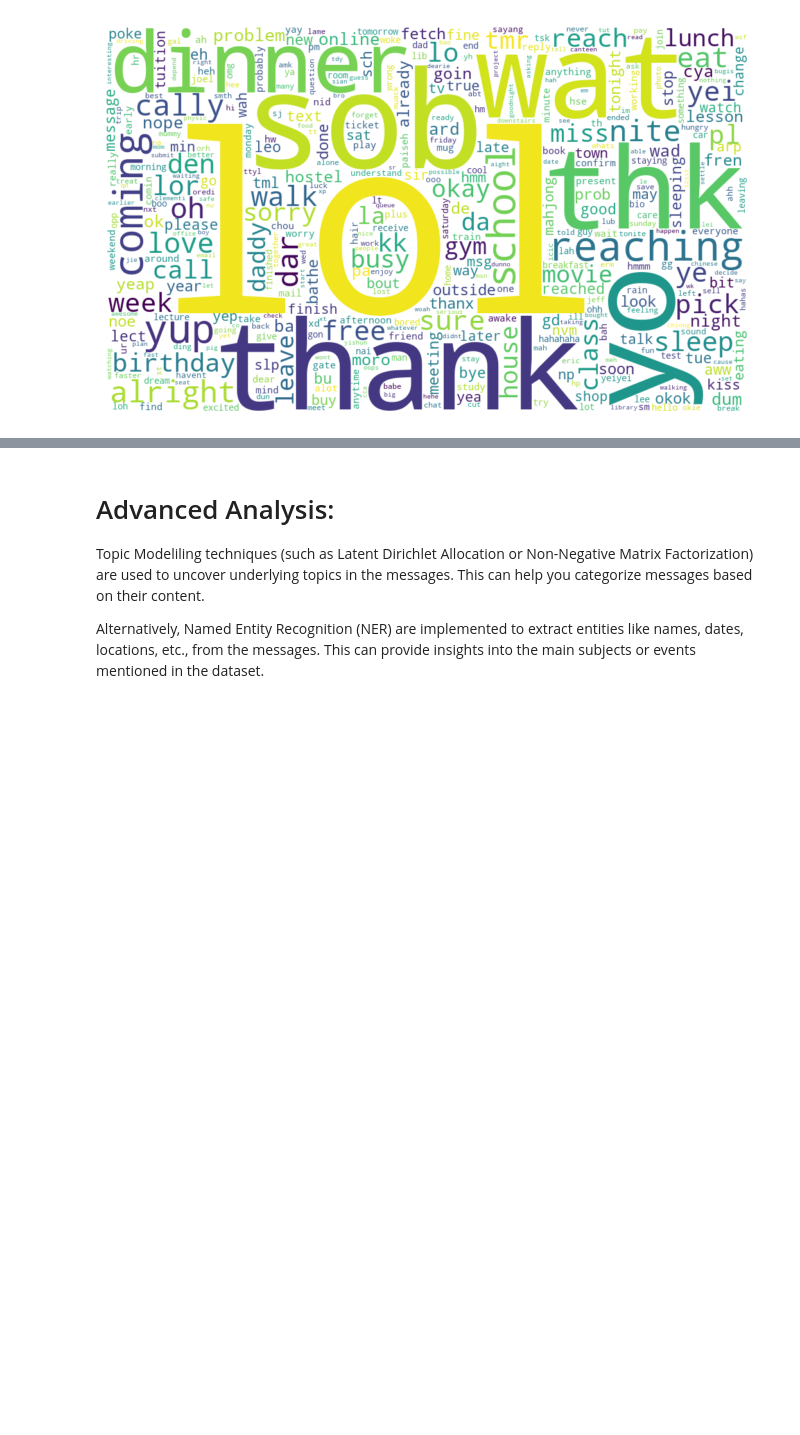
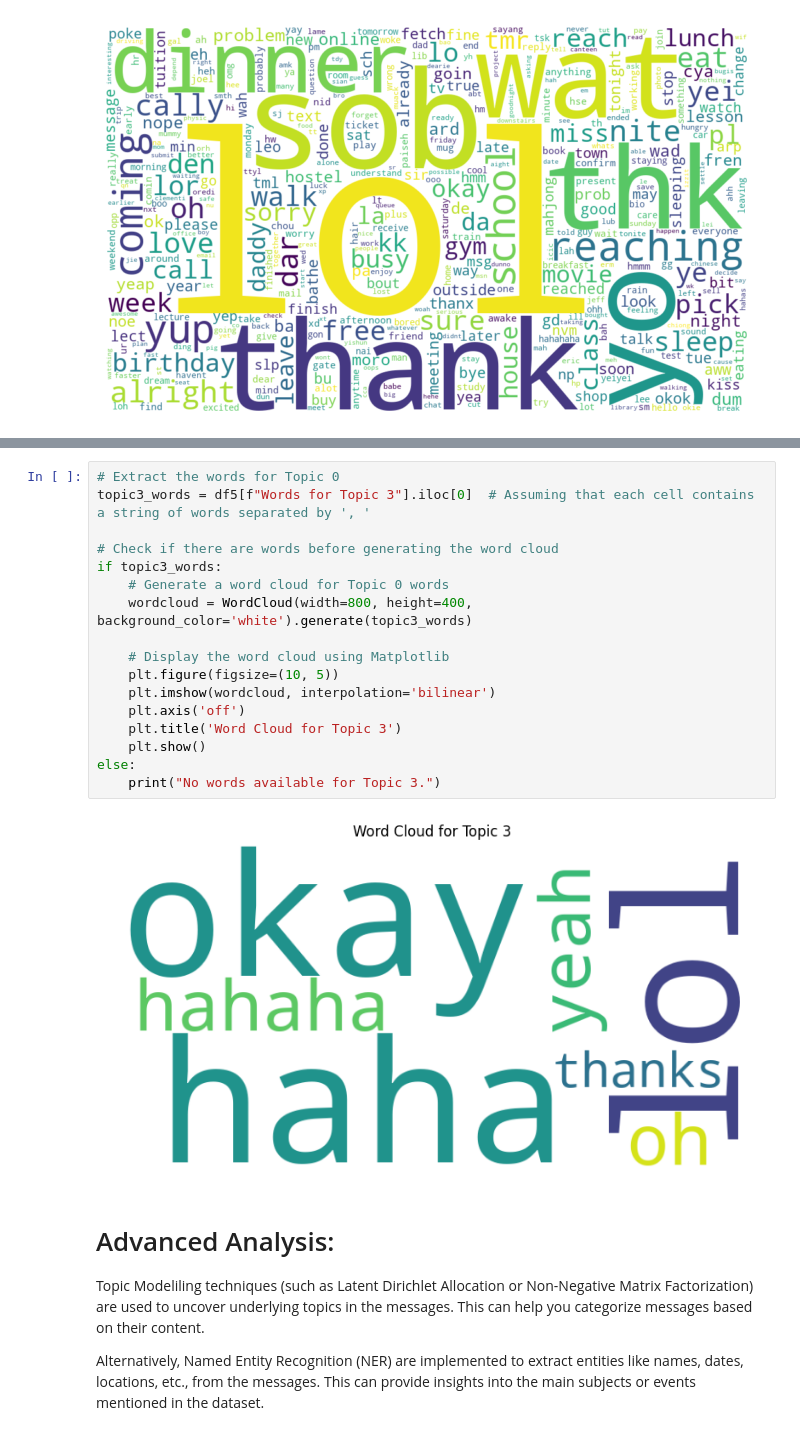
Before and after one commit to reneebrecht/Text-Message-Analysis, a Jupyter notebook: Workbook.ipynb, the cells around one changed output, grey strips where cells are left out. Saved outputs shown, nothing was run; the diff lists cells and outputs as text; blank space fills up the shorter version.

```diff
--- a/Workbook.ipynb
+++ b/Workbook.ipynb
@@ -508,3 +611,22 @@ Number of NaN values: 8010
+# %%
+# Extract the words for Topic 0
+topic3_words = df5[f"Words for Topic 3"].iloc[0]  # Assuming that each cell contains a string of words separated by ', '
+
+# Check if there are words before generating the word cloud
+if topic3_words:
+    # Generate a word cloud for Topic 0 words
+    wordcloud = WordCloud(width=800, height=400, background_color='white').generate(topic3_words)
+
+    # Display the word cloud using Matplotlib
+    plt.figure(figsize=(10, 5))
+    plt.imshow(wordcloud, interpolation='bilinear')
+    plt.axis('off')
+    plt.title('Word Cloud for Topic 3')
+    plt.show()
+else:
+    print("No words available for Topic 3.")
+# %% [output]
+[figure, added]
 # %% [markdown]
 # Advanced Analysis: <br>
 Topic Modeliling techniques (such as Latent Dirichlet Allocation or Non-Negative Matrix Factorization) are used to uncover underlying topics in the messages. This can help you categorize messages based on their content.
```
Also changed, not shown: parts of 12 cells of this notebook.
